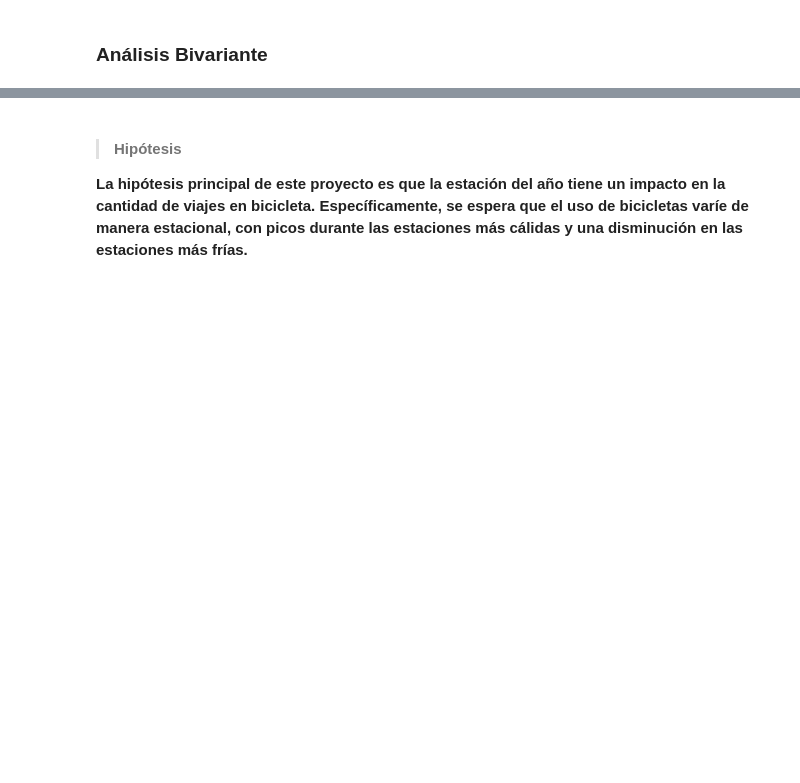
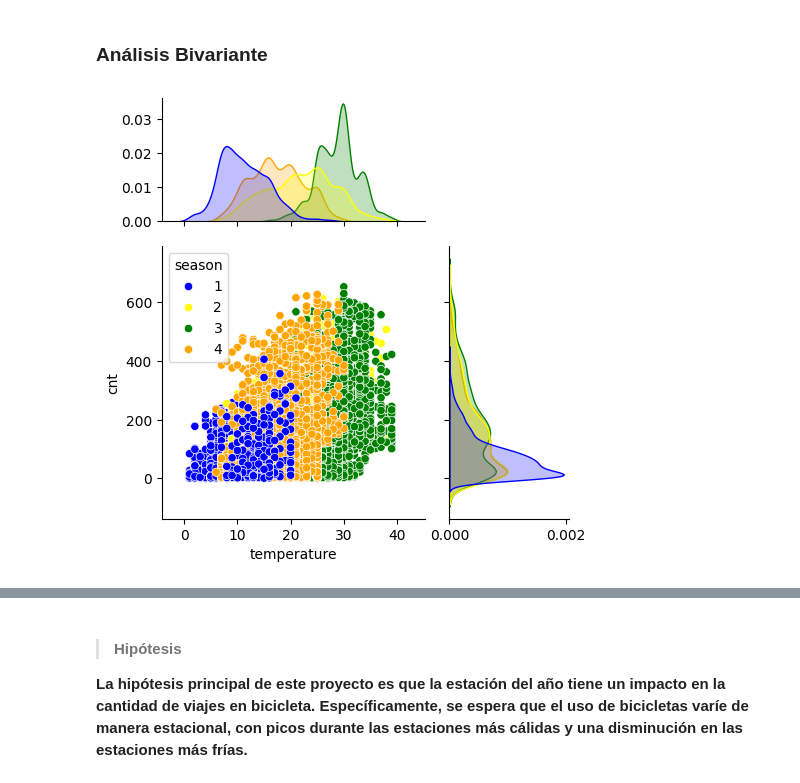
Before and after one commit to solfontan/Capital_Bikeshare_EDA, a Jupyter notebook: Datos_analisis.ipynb, the cells around one changed output, grey strips where cells are left out. Saved outputs shown, nothing was run; the diff lists cells and outputs as text; code cells hidden in the pictures; blank space fills up the shorter version.

```diff
--- a/Datos_analisis.ipynb
+++ b/Datos_analisis.ipynb
@@ -651,2 +695,6 @@ Name: weekday, dtype: float64
 # %% [markdown]
 ### Análisis Bivariante
+# %%
+sns.jointplot(data=df2011,x='temperature',y='cnt', hue='season',palette={1: "blue", 2: "yellow",3:"green",4:"orange"}, height=5, ratio=2, marginal_ticks=True);
+# %% [output]
+[figure, added]
```
Also changed, not shown: parts of 31 cells of this notebook, 2 other files.
